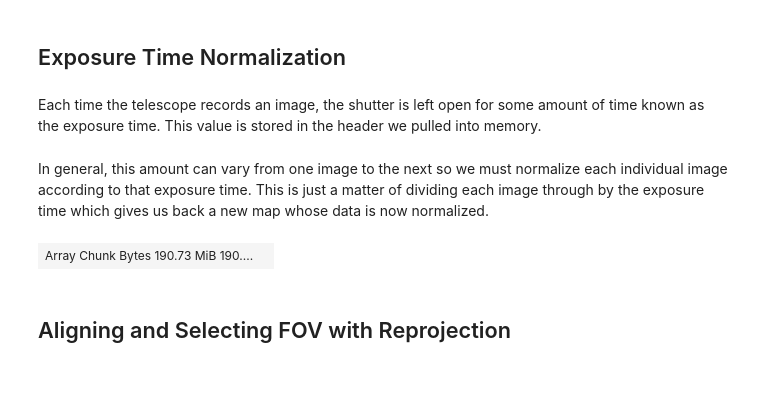
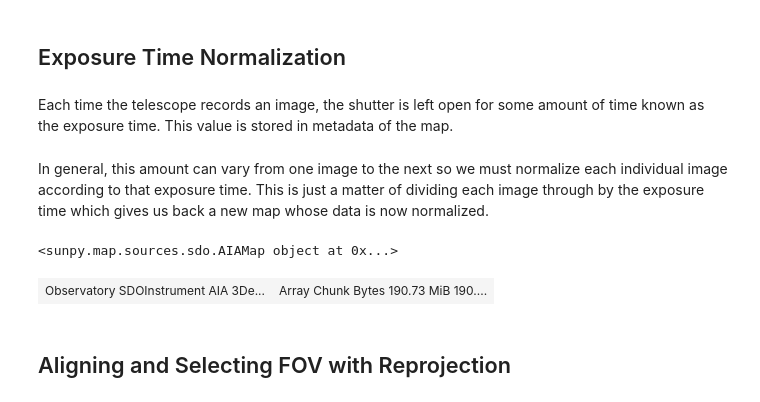
Before and after one commit to wtbarnes/scipy-2023-talk, a Jupyter notebook: sunpy-dask-demo.ipynb, the cells around one changed output. Saved outputs shown, nothing was run; the diff lists cells and outputs as text; code cells hidden in the pictures.

```diff
--- a/sunpy-dask-demo.ipynb
+++ b/sunpy-dask-demo.ipynb
@@ -196,11 +210,12 @@ def get_data(filename):
 # %% [markdown]
 Fortunately, our map object works well with Dask arrays so we can just create a Dask array from our delayed object and build all of our maps lazily using just our headers and list of files.
 # %%
-def map_from_delayed(delayed_array, wcs, dtype):
-    array = dask.array.from_delayed(delayed_array, wcs.array_shape, dtype=dtype,)
-    return ndcube.NDCube(array, wcs=wcs)
+def map_from_delayed(delayed_array, header, dtype):
+    shape = (header['NAXIS2'], header['NAXIS1'])
+    array = dask.array.from_delayed(delayed_array, shape, dtype=dtype,)
+    return sunpy.map.Map(array, header)
 # %%
-full_disk_maps = [map_from_delayed(get_data(f), wcs, ref_map_full_disk.data.dtype) for f,wcs in zip(q[0]['URL'], all_wcs)]
+full_disk_maps = [map_from_delayed(get_data(f), h, ref_map_full_disk.data.dtype) for f, h in zip(q[0]['URL'], all_headers)]
 # %%
 full_disk_maps[0]
 # %% [output]
@@ -219,4 +225,4 @@ full_disk_maps[0].data
 ## Exposure Time Normalization
 # %% [markdown]
 Each time the telescope records an image, the shutter is left open for some amount of time known as the exposure time.
-This value is stored in the header we pulled into memory.
+This value is stored in metadata of the map.
@@ -226,10 +230,11 @@ exposure_times = [h['EXPTIME'] for h in all_headers]*u.s
 In general, this amount can vary from one image to the next so we must normalize each individual image according to that exposure time.
 This is just a matter of dividing each image through by the exposure time which gives us back a new map whose data is now normalized.
 # %%
-normalized_maps = [m/exp_time for m,exp_time in zip(full_disk_maps, exposure_times)]
+normalized_maps = [sunpy.map.Map(m.data/m.exposure_time.to_value('s'), m.meta) for m in full_disk_maps]
 # %%
-normalized_maps[0].data
+normalized_maps[0]
 # %% [output]
+<sunpy.map.sources.sdo.AIAMap object at 0x...>
-| Array Chunk Bytes 190.73 MiB 190.... |  |
+| Observatory SDOInstrument AIA 3De... | Array Chunk Bytes 190.73 MiB 190.... |
 # %% [markdown]
 ## Aligning and Selecting FOV with Reprojection
```
Also changed, not shown: parts of 56 cells of this notebook.
